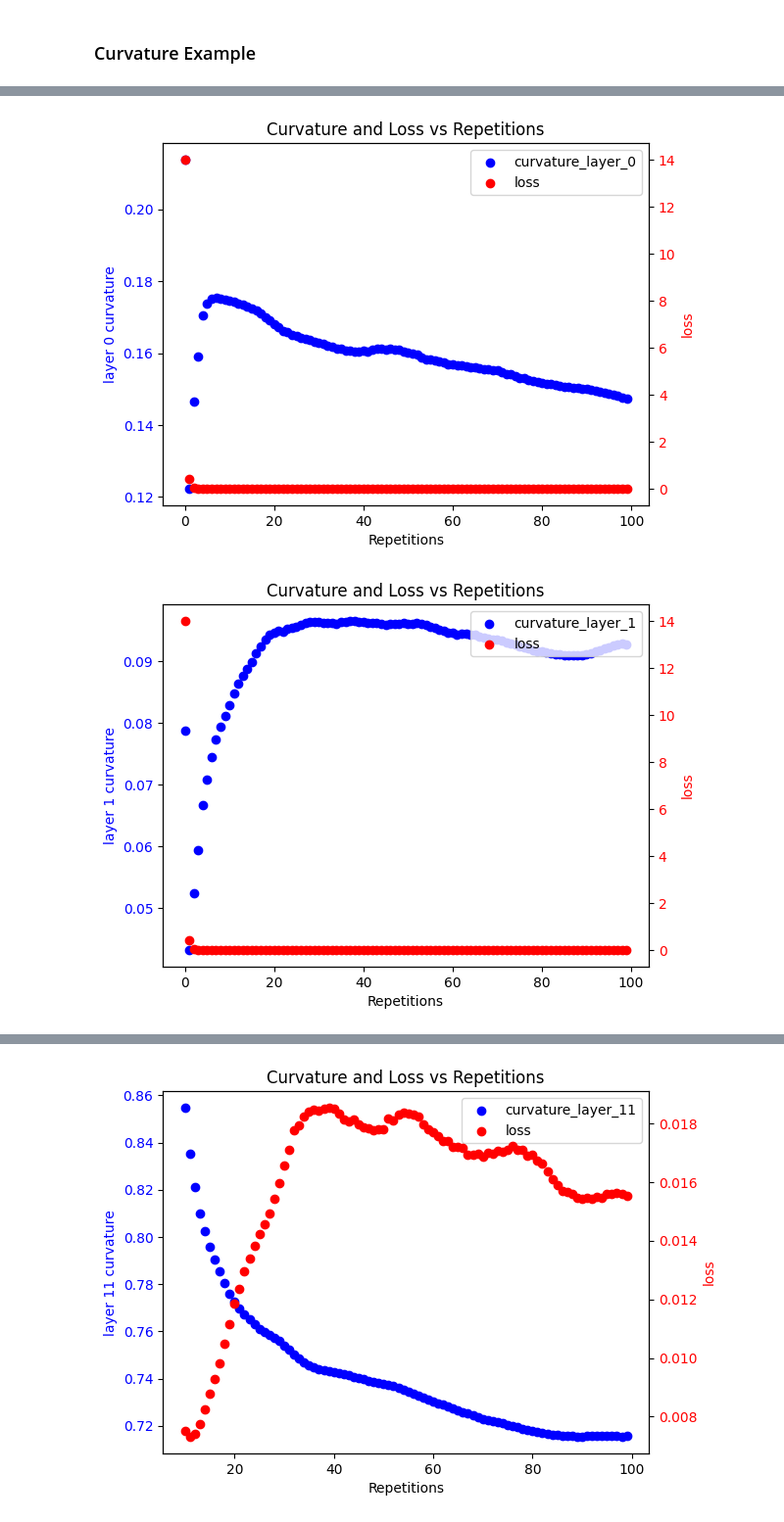
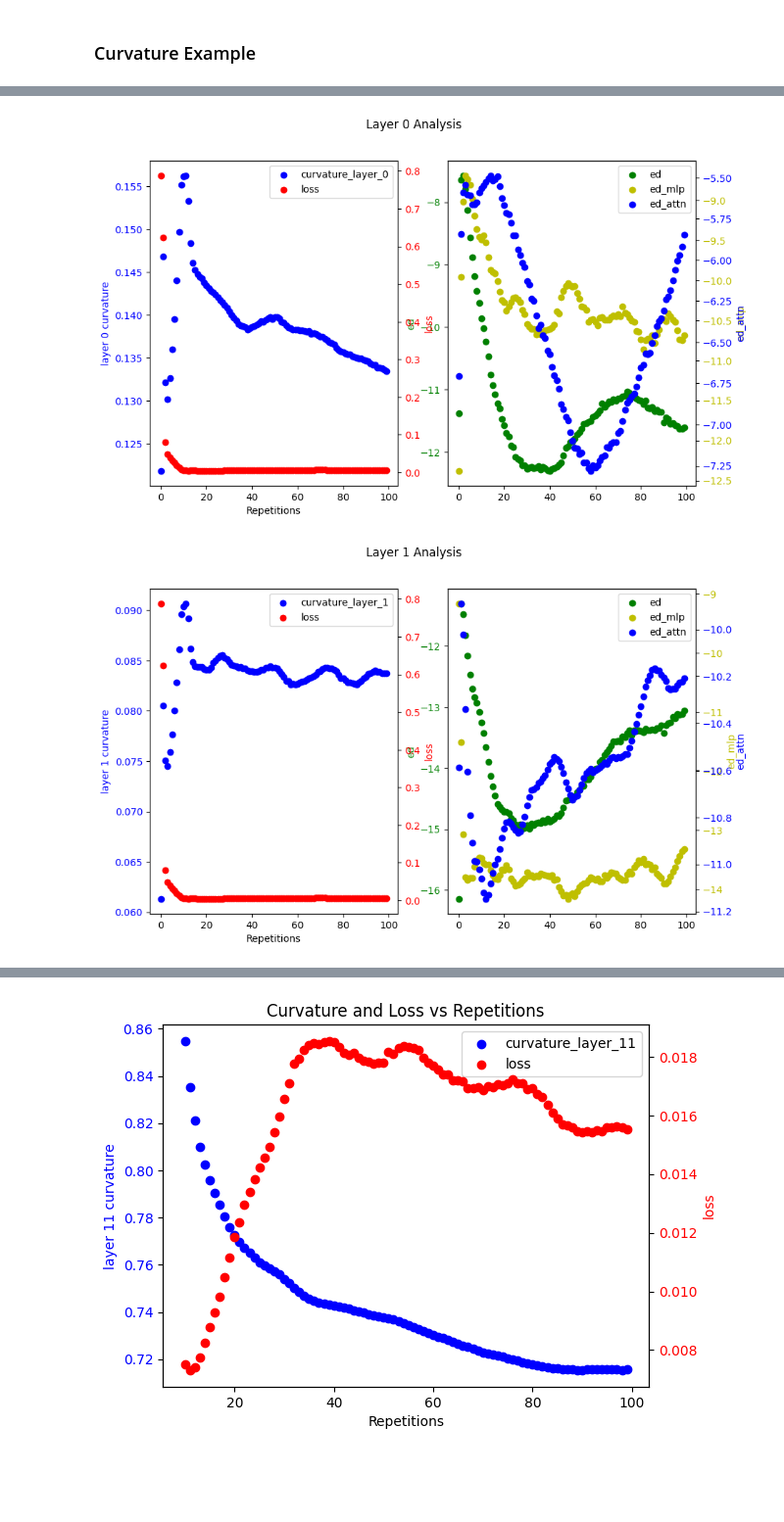
Before and after one commit to surajK610/transformer-curvature, a Jupyter notebook: Curvature_Initial_Experiments.ipynb, the cells around one changed output, grey strips where cells are left out. Shown at 98% size. Cells and saved outputs as stored; diff of their text form; code cells hidden in the pictures; blank space fills up the shorter version.

Commit message:
added logit lens code

```diff
--- a/Curvature_Initial_Experiments.ipynb
+++ b/Curvature_Initial_Experiments.ipynb
@@ -439,8 +439,15 @@ def compute_global_curvature_nonrepeating(cache, total_layers, stream_idx, inclu
       distance+=torch.linalg.norm(cache['attn_out', layer][stream_idx])
   return (distance/displacement).cpu().numpy()
 
-def early_decode(model, cache, layer, mid=False):
+def early_decode_resid(model, cache, layer, mid=False):
   return model.unembed(cache[f'blocks.{layer}.hook_resid_{"mid" if mid else "post"}'].unsqueeze(0))
+
+def early_decode_units(model, cache, layer, mlp=False):
+  return model.unembed(cache[f'{"mlp_out" if mlp else "attn_out"}', layer].unsqueeze(0))
+
+def residual_stack_to_logit_diff(residual_stack: Float[torch.Tensor, "components batch d_model"], cache: ActivationCache) -> float:
+  scaled_residual_stack = cache.apply_ln_to_stack(residual_stack, layer = -1, pos_slice=-1)
+  return einsum("... batch d_model, batch d_model -> ...", scaled_residual_stack, logit_diff_directions)/len(prompts)
 
 def compute_global_curvature(cache, total_layers, stream_idx, sequence_length, include_mlps=True, include_attn=True):
   curvatures = []
@@ -502,7 +511,10 @@ def repeated_sequence_analysis(string, num_repeats, model, global_c=False):
   seq_length = int(len(gpt2_tokens[1:])/num_repeats) # Get rid of start token
 
   dataset_early_decoding_probs = {}
+  dataset_early_decoding_probs_mlp = {}
+  dataset_early_decoding_probs_attn = {}
   dataset_early_decoding_rrs = {}
+
   gpt2_logits, gpt2_cache = model.run_with_cache(gpt2_tokens, remove_batch_dim=True)
   loss = model.loss_fn(gpt2_logits, gpt2_tokens.unsqueeze(0), per_token=True)[0].cpu()
 
@@ -519,9 +531,18 @@ def repeated_sequence_analysis(string, num_repeats, model, global_c=False):
     dataset_log_probs = torch.nn.functional.log_softmax(logits.cpu(), dim=-1)
 
     for layer in range(model.cfg.n_layers):
-      decodes = early_decode(model, gpt2_cache, layer)
+      decodes = early_decode_resid(model, gpt2_cache, layer)
+      decodes_mlp = early_decode_units(model, gpt2_cache, layer, mlp=True)
+      decode_attn = early_decode_units(model, gpt2_cache, layer, mlp=False)
+
       softmax_logits = torch.nn.functional.log_softmax(decodes[0, stream_index::seq_length, :].cpu(), dim=-1)
       ed_correct_probs = softmax_logits[:, gpt2_tokens[stream_index + 1]]
+
+      softmax_logits_mlp = torch.nn.functional.log_softmax(decodes_mlp[0, stream_index::seq_length, :].cpu(), dim=-1)
+      ed_correct_probs_mlp = softmax_logits_mlp[:, gpt2_tokens[stream_index + 1]]
+
+      softmax_logits_attn = torch.nn.functional.log_softmax(decode_attn[0, stream_index::seq_length, :].cpu(), dim=-1)
+      ed_correct_probs_attn = softmax_logits_attn[:, gpt2_tokens[stream_index + 1]]
 
       # Compute reciprocal ranks
 
@@ -533,6 +554,8 @@ def repeated_sequence_analysis(string, num_repeats, model, global_c=False):
         ed_reciprocal_ranks.append(reciprocal_rank)
 
       dataset_early_decoding_probs[layer] = ed_correct_probs
+      dataset_early_decoding_probs_mlp[layer] = ed_correct_probs_mlp
+      dataset_early_decoding_probs_attn[layer] = ed_correct_probs_attn
       dataset_early_decoding_rrs[layer] = ed_reciprocal_ranks
 
     index_results = {
@@ -541,6 +564,8 @@ def repeated_sequence_analysis(string, num_repeats, model, global_c=False):
         "curvatures": dataset_curvatures,
         "log_probabilities": dataset_log_probs,
         "ed_log_probabilities": dataset_early_decoding_probs,
+        "ed_log_probabilities_mlp": dataset_early_decoding_probs_mlp,
+        "ed_log_probabilities_attn": dataset_early_decoding_probs_attn,
         "ed_reciprocal_ranks": dataset_early_decoding_rrs
     }
     results[stream_index] = index_results
@@ -684,5 +777,7 @@ def plot_curvature_layers(results, sequence_position, repetition, show=True, sav
   plt.close()
 # %% [markdown]
 ### Curvature Example
+# %%
+results = repeated_sequence_analysis("e f g h", 100, model, global_c=False)
 # %%
 random_tokens = generate_random_token_sequence(4, tokenizer)
@@ -689,2 +784,0 @@ random_tokens = generate_random_token_sequence(4, tokenizer)
-# %%
-results = repeated_sequence_analysis("a b c d", 100, model, global_c=False)
@@ -693,6 +847,7 @@ results1 = repeated_sequence_analysis(random_tokens[1], 100, model, global_c=Fal
 # %%
 for i in range(12):
-    plot_layer_curvature_loss_vs_repetitions(results1, 3, i, offset=0)
+    plot_layer_early_decoding_results(results, 3, i, offset=0)
+    # plot_layer_curvature_loss_vs_repetitions(results, 3, i, offset=0)
 # %% [output]
-[figure, old version]
+[figure, new version]
-[figure, old version]
+[figure, new version]
```
Also changed, not shown: parts of 17 cells of this notebook, 4 other files.
